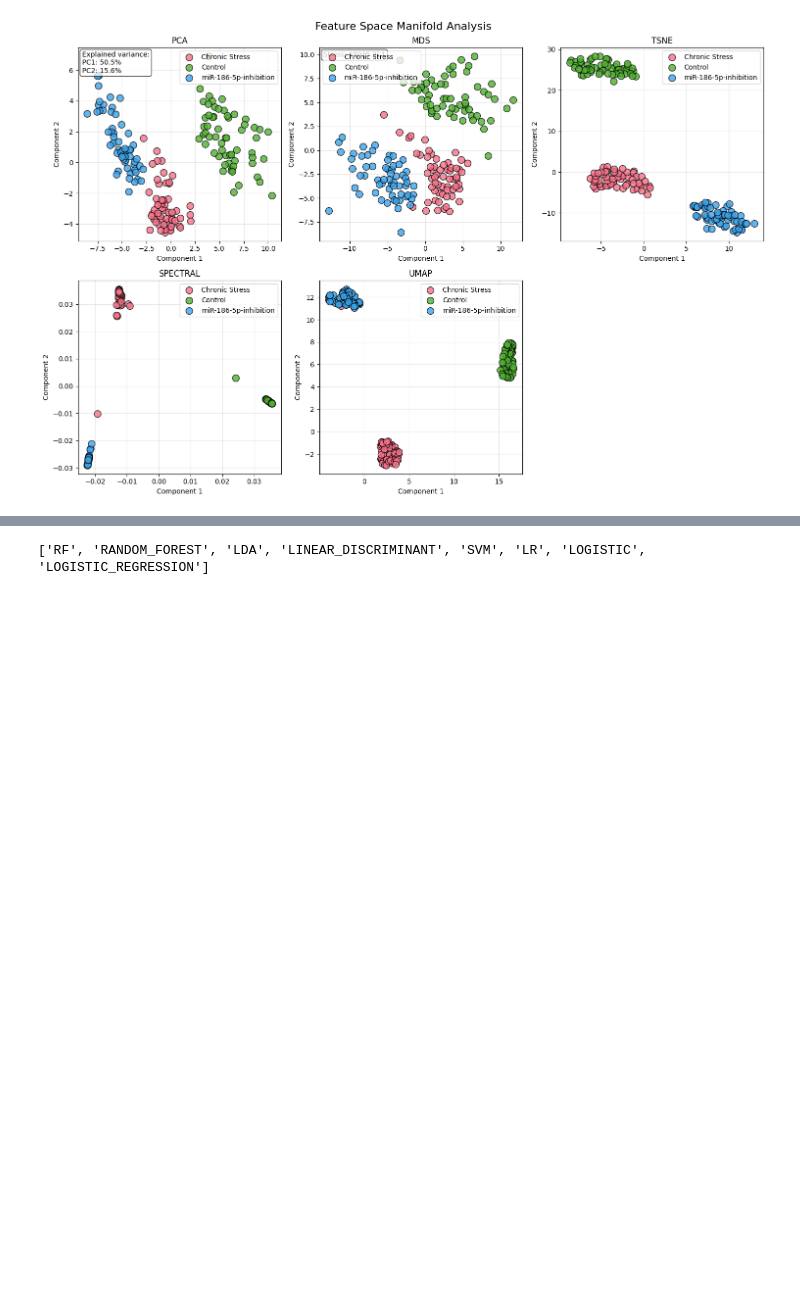
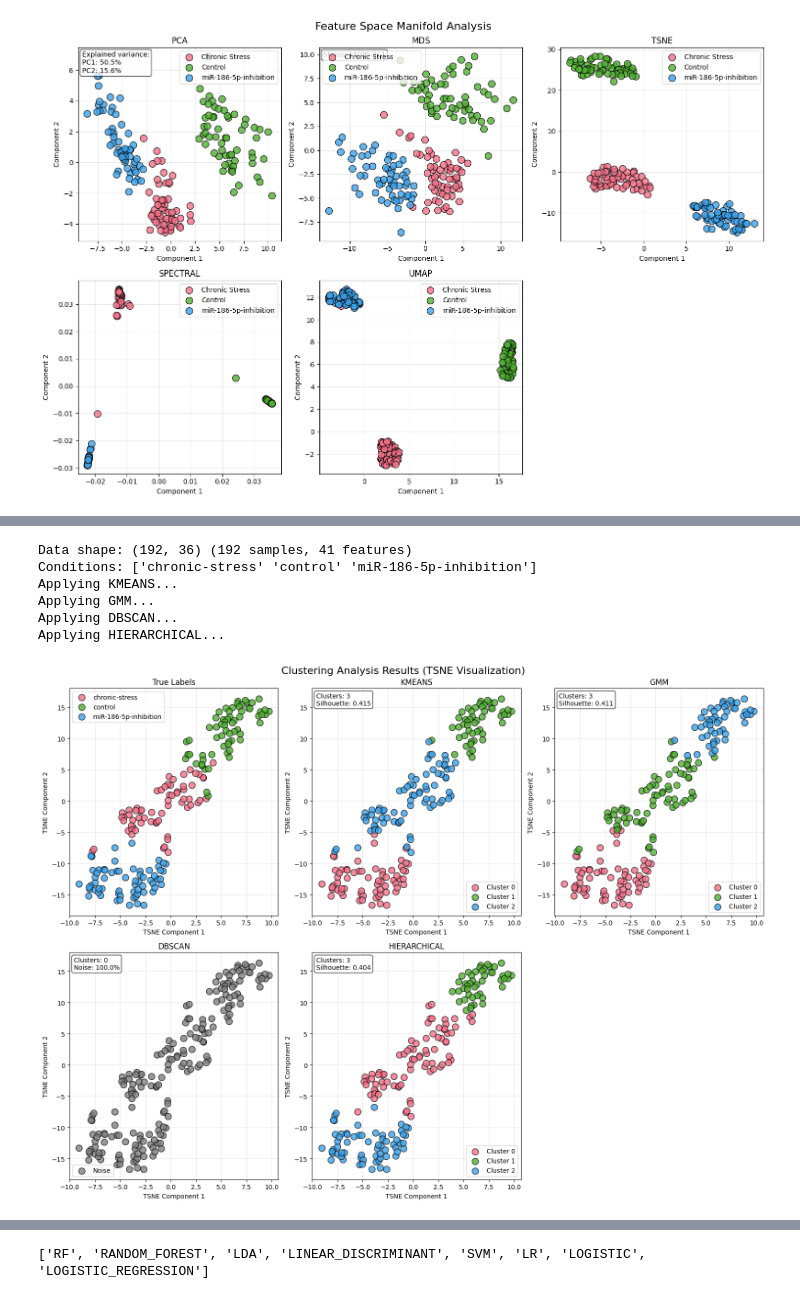
Before and after one commit to CNNC-Lab/mea-flow, a Jupyter notebook: notebooks/04_feature_based_analysis.ipynb, the cells around one changed output, grey strips where cells are left out. Drawn from its saved outputs; the diff is of its cells as text; code cells hidden in the pictures; blank space fills up the shorter version.

```diff
--- a/notebooks/04_feature_based_analysis.ipynb
+++ b/notebooks/04_feature_based_analysis.ipynb
@@ -164,0 +160,51 @@ Top contributing features:
+# %%
+from mea_flow.analysis import (
+    load_feature_data,
+    apply_multiple_clustering,
+    plot_clustering_results,
+    compare_clustering_methods
+)
+import matplotlib.pyplot as plt
+
+# Step 1: Load data
+X, labels, feature_names = load_feature_data(
+    csv_path='testing/results_channels.csv',
+    condition_column='condition',
+    exclude_columns=['group_type', 'group_id', 'n_channels', 'recording_length']
+)
+
+# Step 2: Apply clustering methods
+clustering_results = apply_multiple_clustering(
+    X,
+    methods=['KMEANS', 'GMM', 'DBSCAN', 'HIERARCHICAL'],
+    n_clusters=3,
+    # Method-specific parameters
+    dbscan_eps=0.5,
+    dbscan_min_samples=5,
+    gmm_covariance_type='full',
+    hierarchical_linkage='ward'
+)
+
+# Step 3: Create visualization
+fig = plot_clustering_results(
+    clustering_results,
+    X,
+    labels,
+    embedding_method='TSNE',  # Can use PCA, TSNE, UMAP, etc.
+    figsize=(16, 12)
+)
+plt.show()
+
+# Step 4: Compare methods quantitatively
+comparison_df = compare_clustering_methods(clustering_results, true_labels=labels)
+comparison_df.set_index('method', inplace=True)
+
+comparison_df
+# %% [output]
+Data shape: (192, 36) (192 samples, 41 features)
+Conditions: ['chronic-stress' 'control' 'miR-186-5p-inhibition']
+Applying KMEANS...
+Applying GMM...
+Applying DBSCAN...
+Applying HIERARCHICAL...
+[figure, added]
```
Also changed, not shown: parts of 10 cells of this notebook, 6 other files.
